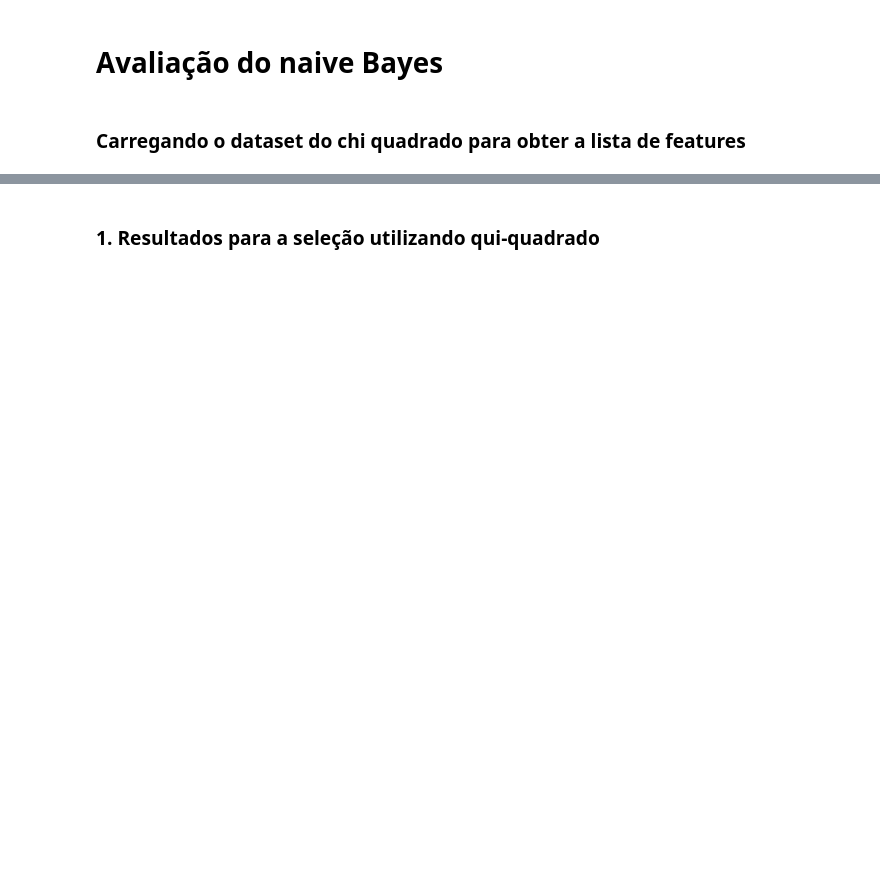
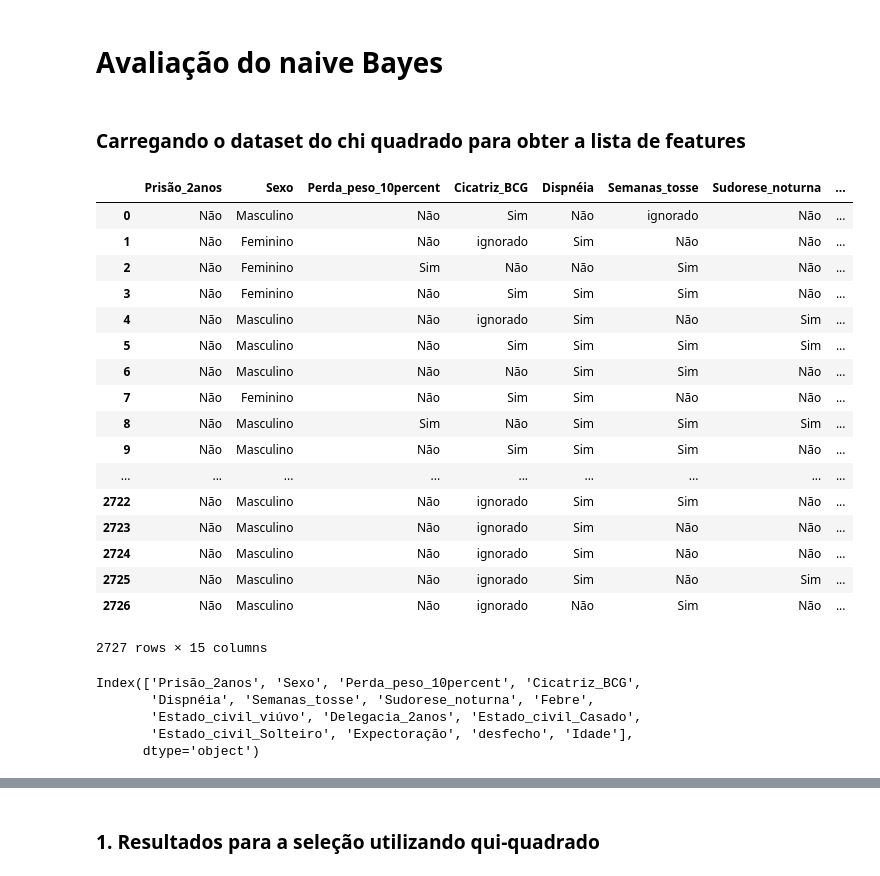
Before and after one commit to michelmf/projeto_tb, a Jupyter notebook: Desenvolvimento/Teste de Modelos/Naive Bayes.ipynb, the cells around one changed output, grey strips where cells are left out. Cells and saved outputs as stored; diff of their text form; code cells hidden in the pictures; blank space fills up the shorter version.

```diff
--- a/Desenvolvimento/Teste de Modelos/Naive Bayes.ipynb
+++ b/Desenvolvimento/Teste de Modelos/Naive Bayes.ipynb
@@ -26,3 +26,32 @@ test_data_full     = pd.read_csv('../../Dados/teste-one-hot_full.csv')
 # %%
 normal = pd.read_csv('../../Dados/one-hot-chi2.csv')
 full   = pd.read_csv('../../Dados/one-hot-full-chi2.csv')
+# %%
+normal
+# %% [output]
+|  | Prisão_2anos | Sexo | Perda_peso_10percent | Cicatriz_BCG | Dispnéia | Semanas_tosse | Sudorese_noturna | ... |
+| 0 | Não | Masculino | Não | Sim | Não | ignorado | Não | ... |
+| 1 | Não | Feminino | Não | ignorado | Sim | Não | Não | ... |
+| 2 | Não | Feminino | Sim | Não | Não | Sim | Não | ... |
+| 3 | Não | Feminino | Não | Sim | Sim | Sim | Não | ... |
+| 4 | Não | Masculino | Não | ignorado | Sim | Não | Sim | ... |
+| 5 | Não | Masculino | Não | Sim | Sim | Sim | Sim | ... |
+| 6 | Não | Masculino | Não | Não | Sim | Sim | Não | ... |
+| 7 | Não | Feminino | Não | Sim | Sim | Não | Não | ... |
+| 8 | Não | Masculino | Sim | Não | Sim | Sim | Sim | ... |
+| 9 | Não | Masculino | Não | Sim | Sim | Sim | Não | ... |
+| ... | ... | ... | ... | ... | ... | ... | ... | ... |
+| 2722 | Não | Masculino | Não | ignorado | Sim | Sim | Não | ... |
+| 2723 | Não | Masculino | Não | ignorado | Sim | Não | Não | ... |
+| 2724 | Não | Masculino | Não | ignorado | Sim | Não | Não | ... |
+| 2725 | Não | Masculino | Não | ignorado | Sim | Não | Sim | ... |
+| 2726 | Não | Masculino | Não | ignorado | Não | Sim | Não | ... |
+2727 rows × 15 columns
+# %%
+normal.columns
+# %% [output]
+Index(['Prisão_2anos', 'Sexo', 'Perda_peso_10percent', 'Cicatriz_BCG',
+       'Dispnéia', 'Semanas_tosse', 'Sudorese_noturna', 'Febre',
+       'Estado_civil_viúvo', 'Delegacia_2anos', 'Estado_civil_Casado',
+       'Estado_civil_Solteiro', 'Expectoração', 'desfecho', 'Idade'],
+      dtype='object')
```
Also changed, not shown: parts of 11 cells of this notebook, 17 other files.
